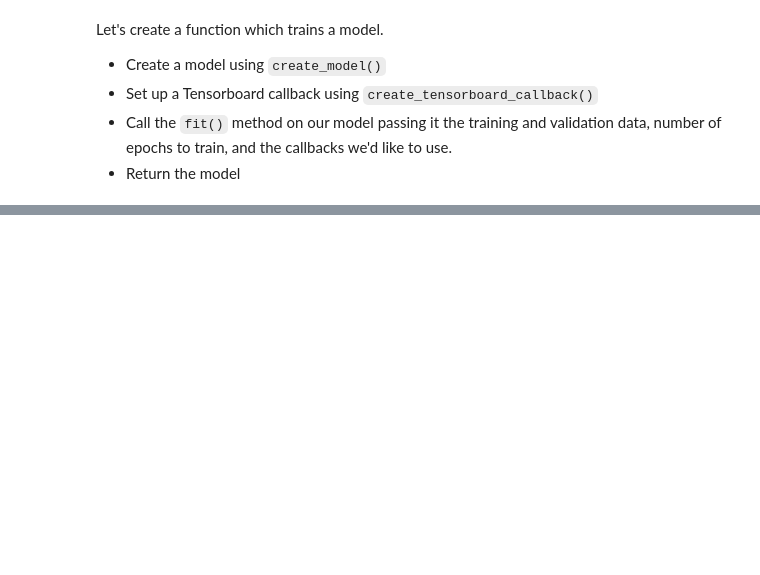
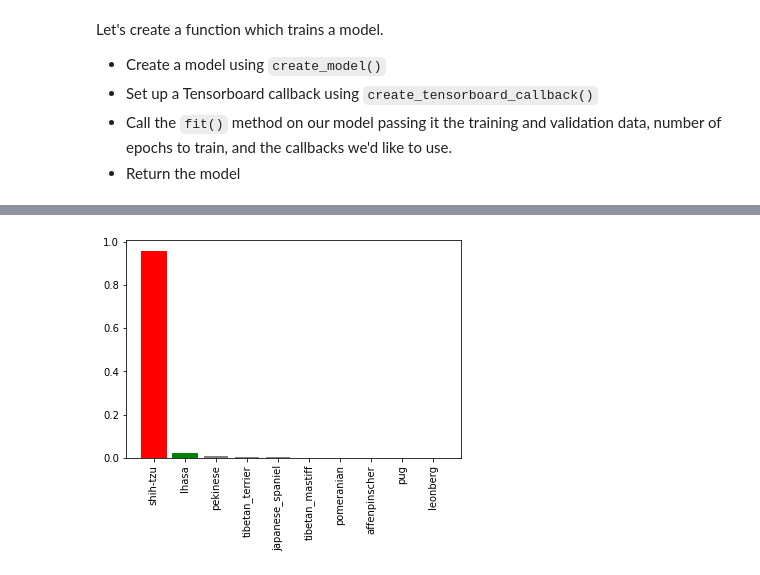
Before and after one commit to Zenoix/Dog-Vision, a Jupyter notebook: dog_vision.ipynb, the cells around one changed output, grey strips where cells are left out. Drawn from its saved outputs; the diff is of its cells as text; code cells hidden in the pictures; blank space fills up the shorter version.

```diff
--- a/dog_vision.ipynb
+++ b/dog_vision.ipynb
@@ -539,0 +695,43 @@ It looks like our model may be overfitting as it is performing way better on our
+# %%
+def plot_pred_conf(prediction_probabilities: np.ndarray, labels: list[np.ndarray], n:int = 1):
+    """
+    Plots the top 10 highest prediction confidences along with the true label for sample n.
+    :param prediction_probabilities: Array of prediction probabilities from a model
+    :param labels: List of true label arrays
+    :param n: The index of the prediction (default = 1)
+    :return:
+    """
+    pred_prob, true_label = prediction_probabilities[n], labels[n]
+
+    # Get the predicted label
+    pred_label = get_pred_label(pred_prob)
+
+    # Find the top 10 prediction confidence indexes
+    top_10_pred_indexes = pred_prob.argsort()[-10:][::-1]
+    # Find the top 10 confidence values
+    top_10_pred_values = pred_prob[top_10_pred_indexes]
+
+    # Find the top 10 prediction labels
+    top_10_pred_labels = unique_breeds[top_10_pred_indexes]
+
+    # Set up plot
+    top_10_plot = plt.bar(np.arange(len(top_10_pred_labels)),
+                          top_10_pred_values,
+                          color="grey")
+    plt.xticks(np.arange(len(top_10_pred_labels)),
+               labels=top_10_pred_labels,
+               rotation="vertical")
+
+    # Change color of true label
+    if np.isin(true_label, top_10_pred_labels):
+        top_10_plot[np.argmax(top_10_pred_labels == true_label)].set_color("green")
+
+    # Make the largest bar red if the predicted label is incorrect
+    if pred_label != true_label:
+        top_10_plot[0].set_color("red")
+# %%
+plot_pred_conf(prediction_probabilities=predictions,
+               labels=valid_labels,
+               n=50)
+# %% [output]
+[figure, added]
```
Also changed, not shown: parts of 31 cells of this notebook.
